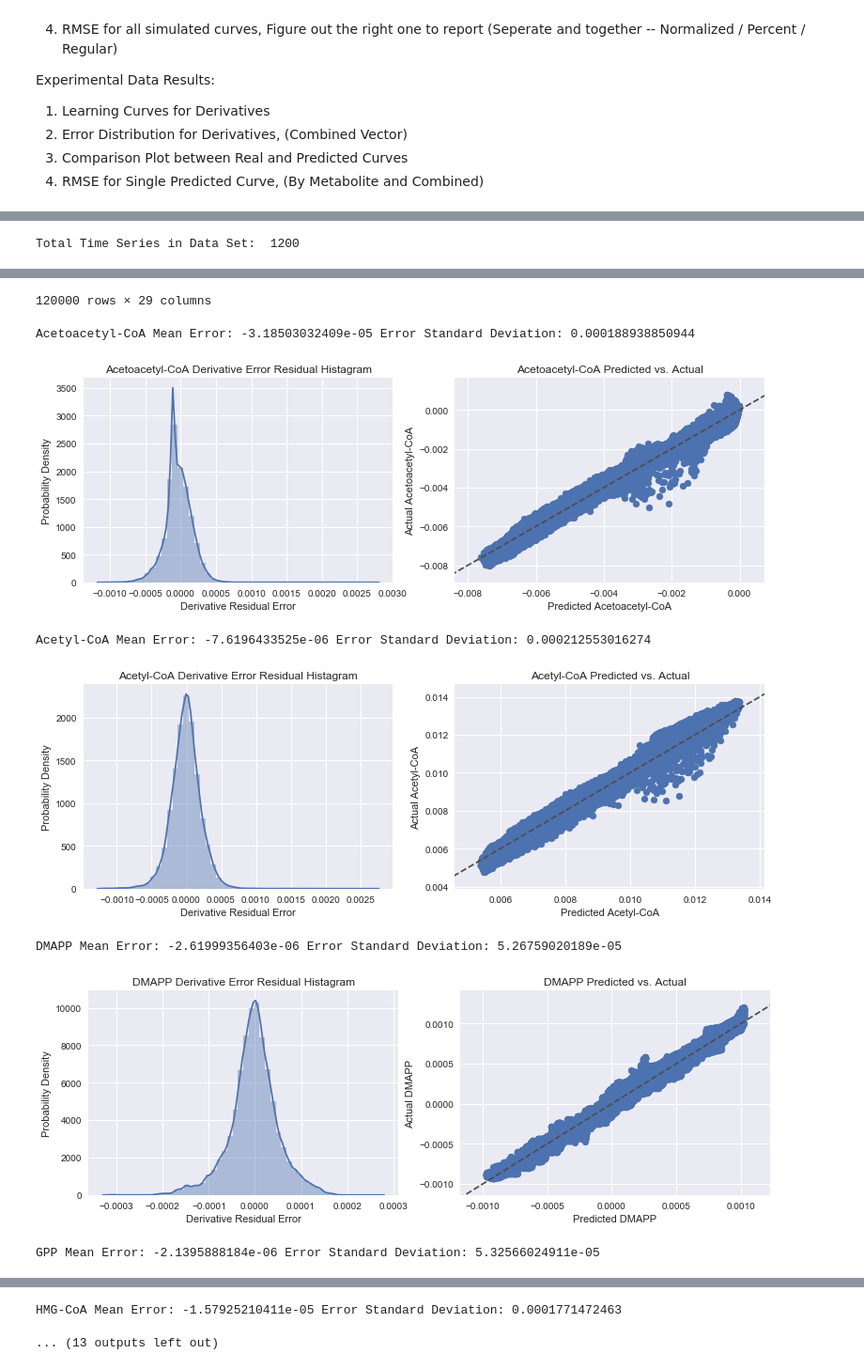
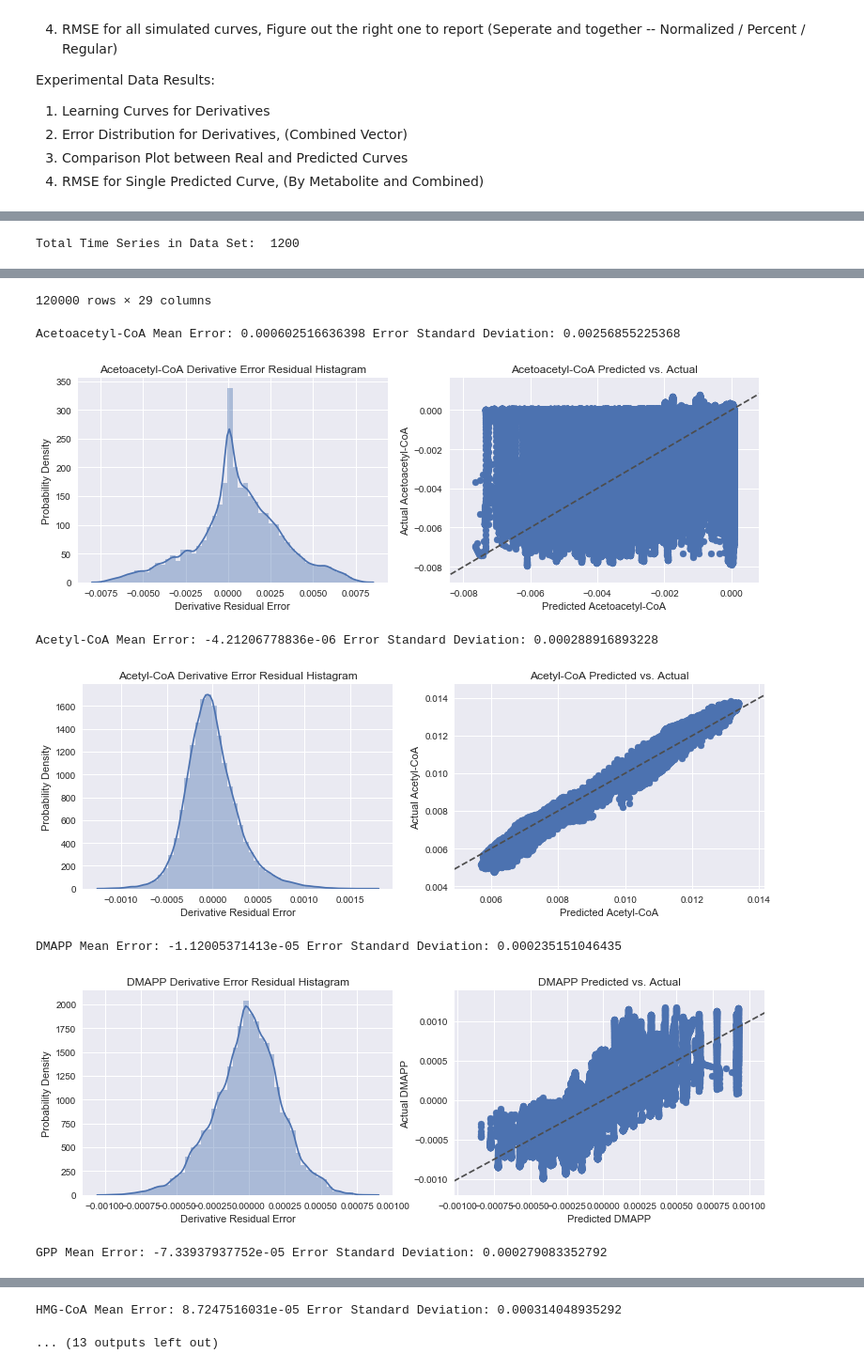
Before and after one commit to JBEI/KineticLearning, a Jupyter notebook: KineticLearning.ipynb, the cells around one changed output, grey strips where cells are left out. Shown at 94% size. Saved outputs shown, nothing was run; the diff lists cells and outputs as text; code cells hidden in the pictures.

```diff
--- a/KineticLearning.ipynb
+++ b/KineticLearning.ipynb
@@ -256,7 +268,7 @@ elif data_type == 'experimental':
     test_df = df.loc[(test_strains,slice(None))]
     display(test_df)
     df = df.loc[(training_strains,slice(None))]
-    tsdf = generateTSDataSet(df,features,targets)#,n_points=100)
+    tsdf = generateTSDataSet(df,features,targets,n_points=200)
 # %% [output]
 Total Time Series in Data Set:  4021
 Total Time Series in Data Set:  1200
@@ -394,8 +406,8 @@ elif model_str == 'gaussian':
 elif model_str == 'tpot':
     from tpot import TPOTRegressor
     #mlmodel = TPOTRegressor(generations=130, population_size=100, verbosity=2,max_time_mins=20,cv=ShuffleSplit(),scoring='r2',n_jobs=1)
-    #mlmodel = TPOTRegressor(generations=130, population_size=80, verbosity=2,cv=ShuffleSplit(),n_jobs=1,max_time_mins=10)
-    mlmodel = TPOTRegressor(generations=5, population_size=10, verbosity=2,cv=ShuffleSplit(),n_jobs=1)#,max_time_mins=10)
+    #mlmodel = TPOTRegressor(generations=130, population_size=80, verbosity=2,cv=ShuffleSplit(),n_jobs=1,max_time_mins=35)
+    mlmodel = TPOTRegressor(generations=12, population_size=30, verbosity=2,cv=ShuffleSplit(),n_jobs=1)#,max_time_mins=10)
 # %% [output]
 Warning: xgboost.XGBRegressor is not available and will not be used by TPOT.
 # %% [markdown]
@@ -434,8 +446,8 @@ for target_index in tsdf_max_strains.columns:
     print(target)
 
 
-    feature_indecies = [('feature', feature) for feature in specific_features[target]]
-    X = tsdf_max_strains[feature_indecies].values.tolist()
+    #feature_indecies = [('feature', feature) for feature in specific_features[target]]
+    X = tsdf_max_strains['feature'].values.tolist()
     y = tsdf_max_strains[target_index].values.tolist()
 
     #if fit_log_targets:
@@ -463,7 +475,10 @@ for target_index in tsdf_max_strains.columns:
     #Save out Cross Validation Plot
 
     modelDict[target] = modelDict[target].fit(X,y)
-    average_training_score +=  modelDict[target].score(X,y)
+
+    score = modelDict[target].score(X,y)
+    print('Cross Validated Pearson R: {:f}'.format(score))
+    average_training_score +=  score
     #print(modelDict[target_name].predict([reduced_features[2]]))
 
 average_training_score /= n
@@ -495,7 +506,7 @@ errors = []
 for target in modelDict:
     times,y_test = remove_NaN(ts_test_df.reset_index()['Time (h)'].values,ts_test_df[('target',target)].values)
 
-    feature_list = [('feature',feature) for feature in specific_features[target]]
+    feature_list = [('feature',feature) for feature in tsdf['feature'].columns]
     target_df = ts_test_df[feature_list]
     target_df = target_df[ts_test_df.index.get_level_values('Time (h)').isin(times)]
 
@@ -576,8 +587,8 @@ Total Time Series in Data Set:  1200
 120000 rows × 29 columns
-Acetoacetyl-CoA Mean Error: -3.18503032409e-05 Error Standard Deviation: 0.000188938850944
+Acetoacetyl-CoA Mean Error: 0.000602516636398 Error Standard Deviation: 0.00256855225368
-[figure, old version]
+[figure, new version]
-Acetyl-CoA Mean Error: -7.6196433525e-06 Error Standard Deviation: 0.000212553016274
+Acetyl-CoA Mean Error: -4.21206778836e-06 Error Standard Deviation: 0.000288916893228
-[figure, old version]
+[figure, new version]
-DMAPP Mean Error: -2.61999356403e-06 Error Standard Deviation: 5.26759020189e-05
+DMAPP Mean Error: -1.12005371413e-05 Error Standard Deviation: 0.000235151046435
-[figure, old version]
+[figure, new version]
-GPP Mean Error: -2.1395888184e-06 Error Standard Deviation: 5.32566024911e-05
+GPP Mean Error: -7.33937937752e-05 Error Standard Deviation: 0.000279083352792
@@ -585,4 +596,4 @@ GPP Mean Error: -2.1395888184e-06 Error Standard Deviation: 5.32566024911e-05
-HMG-CoA Mean Error: -1.57925210411e-05 Error Standard Deviation: 0.0001771472463
+HMG-CoA Mean Error: 8.7247516031e-05 Error Standard Deviation: 0.000314048935292
 ... (13 outputs left out)
 # %%
 # If Experimental Limonene Results show that the Hand created
```
Also changed, not shown: parts of 15 cells of this notebook, 1 other file.
